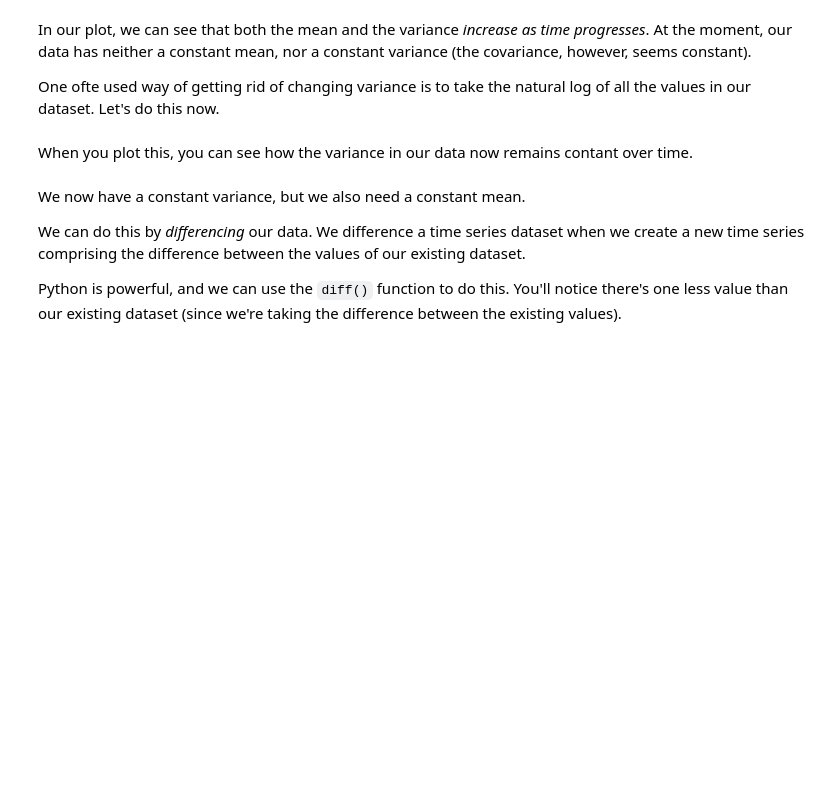
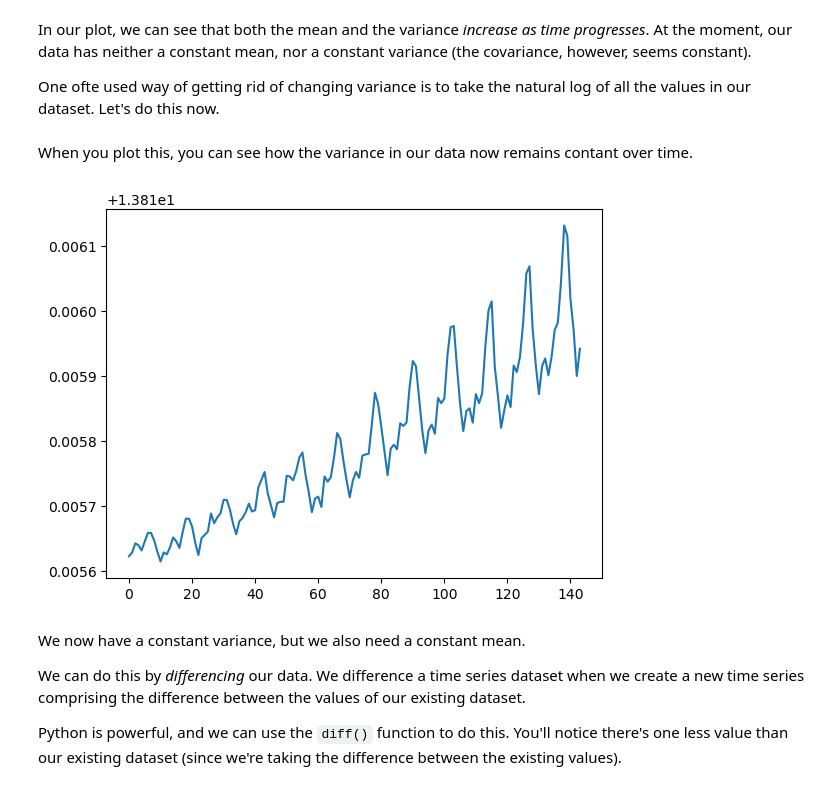
Before and after one commit to tpoozhikala/Springboard, a Jupyter notebook: Cowboys_Cigrettes_Case_Study/Cowboy_Cigarettes_Case_Study_-_Tier_3.ipynb, the cells around one changed output. Drawn from its saved outputs; the diff is of its cells as text; code cells hidden in the pictures; blank space fills up the shorter version.

Commit message:
Performed KPSS study to see if data is stationary and then converted data to be stationary, constant variance and taking difference between values to get constant mean

```diff
--- a/Cowboys_Cigrettes_Case_Study/Cowboy_Cigarettes_Case_Study_-_Tier_3.ipynb
+++ b/Cowboys_Cigrettes_Case_Study/Cowboy_Cigarettes_Case_Study_-_Tier_3.ipynb
@@ -252,3 +270,6 @@ _ _ _
+# %%
+#Code refernced to take the log of the y predictor data: https://stackoverflow.com/questions/10593100/how-do-you-do-natural-logs-e-g-ln-with-numpy-in-python
+log_y = np.log(y)
 # %% [markdown]
 
 When you plot this, you can see how the variance in our data now remains contant over time.
@@ -257,3 +276,8 @@ _ _ _
+# %%
+plt.plot(log_y)
+plt.show()
+# %% [output]
+[figure, added]
 # %% [markdown]
 We now have a constant variance, but we also need a constant mean.
 
```
Also changed, not shown: parts of 10 cells of this notebook.
